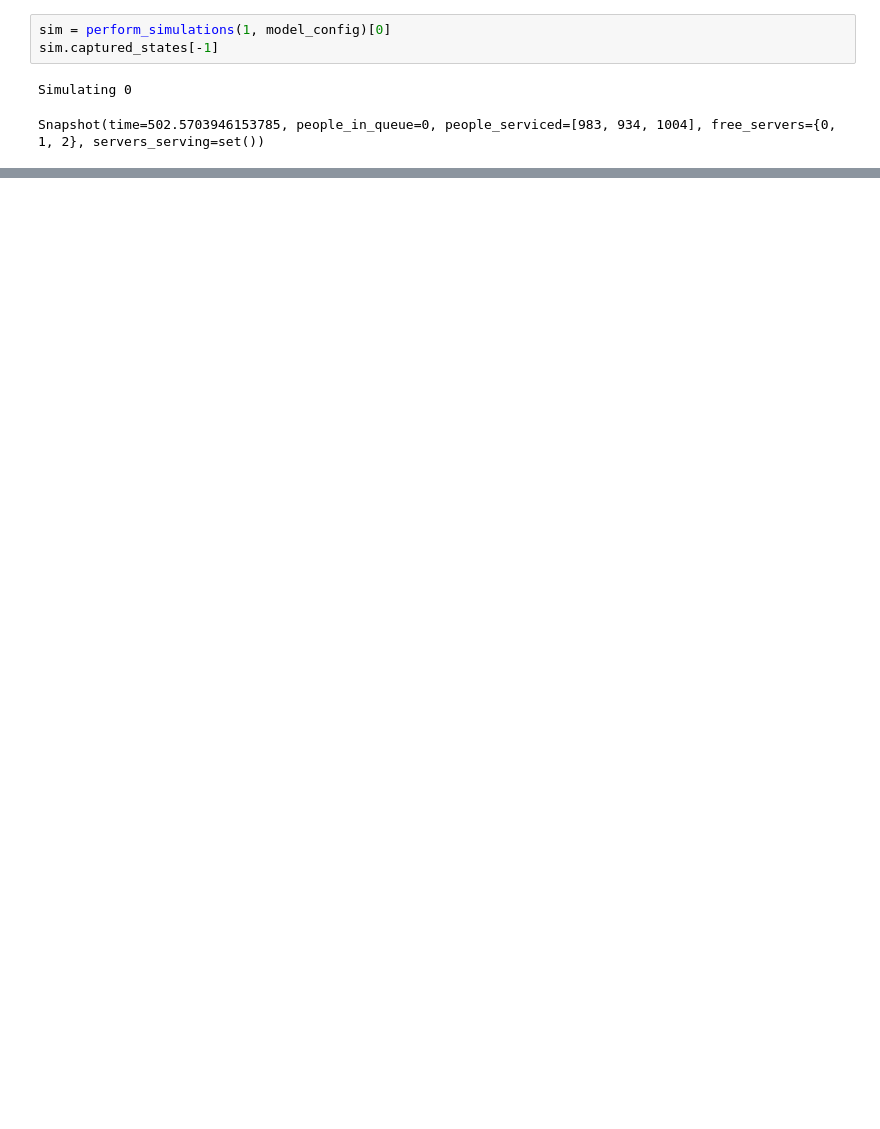
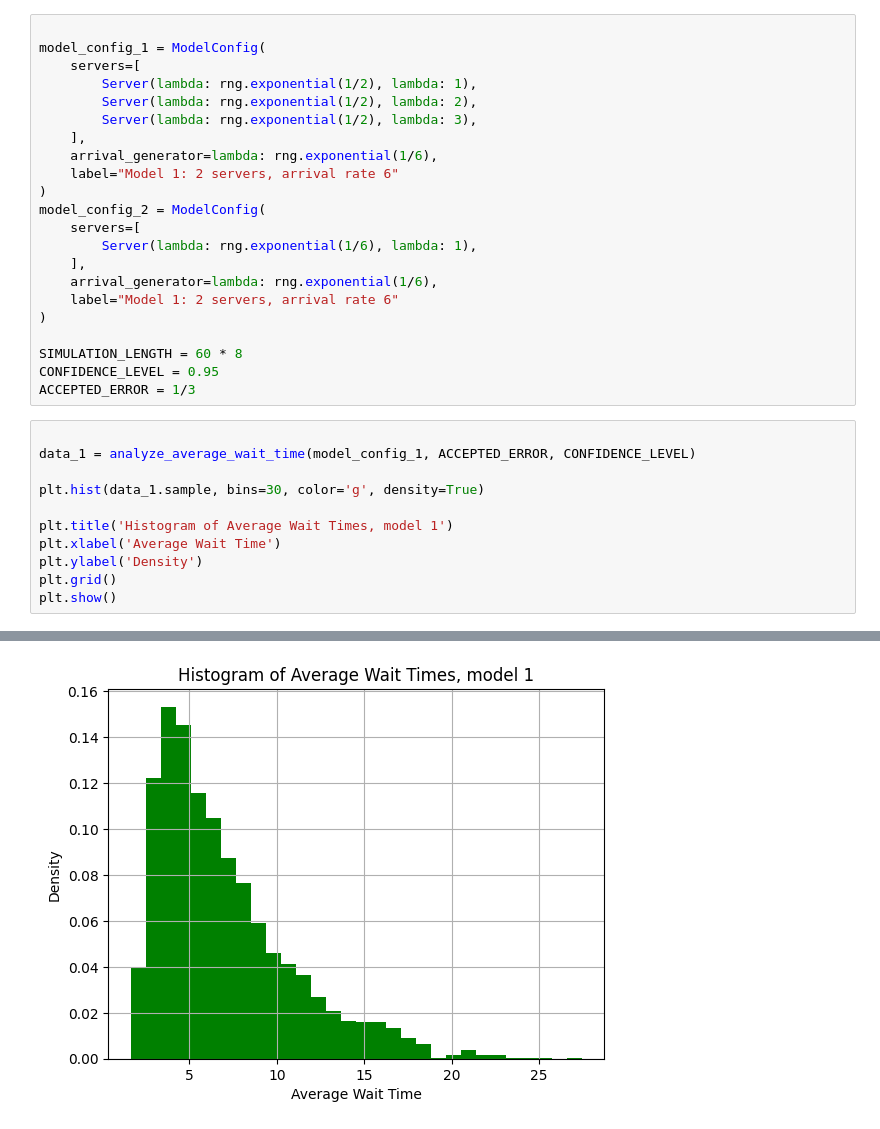
Before and after one commit to dhc667/N-Server-Queue, a Jupyter notebook: project.ipynb, the cells around one changed output, grey strips where cells are left out. Drawn from its saved outputs; the diff is of its cells as text; blank space fills up the shorter version.

```diff
--- a/project.ipynb
+++ b/project.ipynb
@@ -194,6 +191,34 @@ The two models are significantly different.
-# %%
-sim = perform_simulations(1, model_config)[0]
-sim.captured_states[-1]
-# %% [output]
-Simulating 0
-Snapshot(time=502.5703946153785, people_in_queue=0, people_serviced=[983, 934, 1004], free_servers={0, 1, 2}, servers_serving=set())
+# %%
+
+model_config_1 = ModelConfig(
+    servers=[
+        Server(lambda: rng.exponential(1/2), lambda: 1),
+        Server(lambda: rng.exponential(1/2), lambda: 2),
+        Server(lambda: rng.exponential(1/2), lambda: 3),
+    ],
+    arrival_generator=lambda: rng.exponential(1/6),
+    label="Model 1: 2 servers, arrival rate 6"
+)
+model_config_2 = ModelConfig(
+    servers=[
+        Server(lambda: rng.exponential(1/6), lambda: 1),
+    ],
+    arrival_generator=lambda: rng.exponential(1/6),
+    label="Model 1: 2 servers, arrival rate 6"
+)
+
+SIMULATION_LENGTH = 60 * 8
+CONFIDENCE_LEVEL = 0.95
+ACCEPTED_ERROR = 1/3
+# %%
+
+data_1 = analyze_average_wait_time(model_config_1, ACCEPTED_ERROR, CONFIDENCE_LEVEL)
+
+plt.hist(data_1.sample, bins=30, color='g', density=True)
+
+plt.title('Histogram of Average Wait Times, model 1')
+plt.xlabel('Average Wait Time')
+plt.ylabel('Density')
+plt.grid()
+plt.show()
+# %% [output]
@@ -199,0 +242 @@ Snapshot(time=502.5703946153785, people_in_queue=0, people_serviced=[983, 934, 1
+[figure, added]
```
Also changed, not shown: parts of 11 cells of this notebook, 9 other files.
